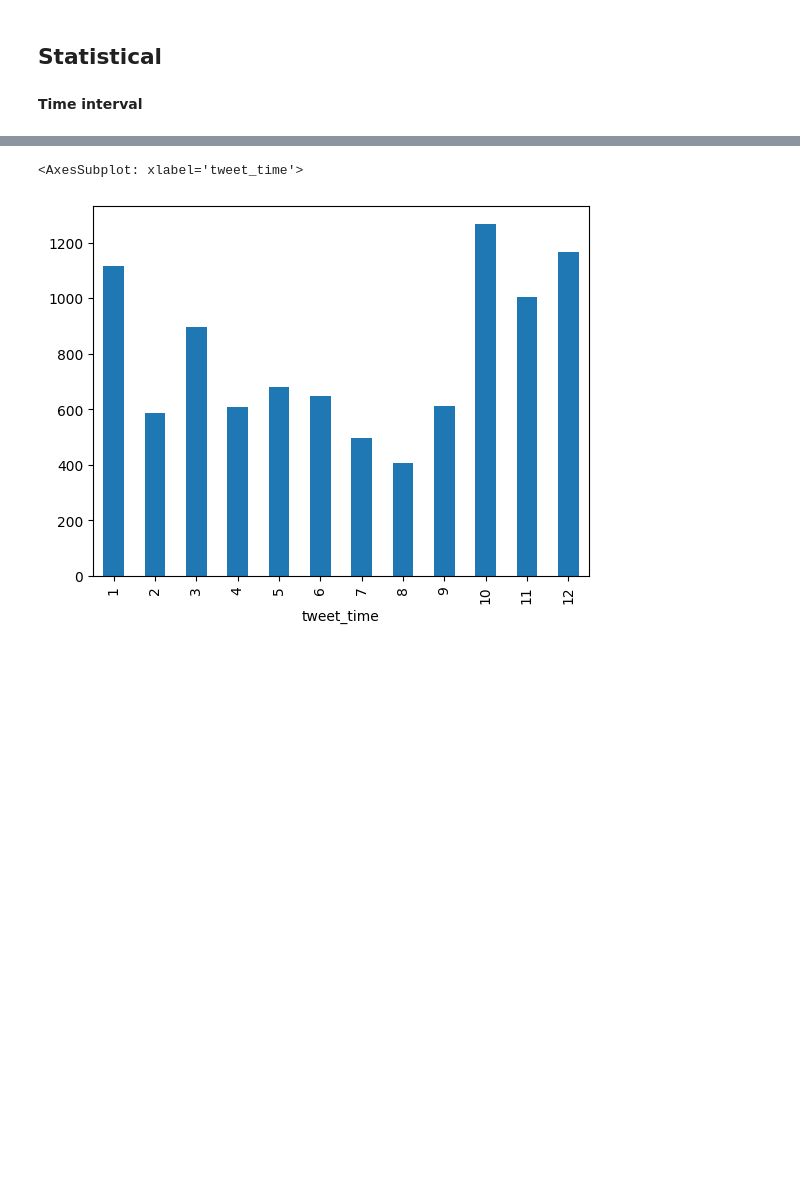
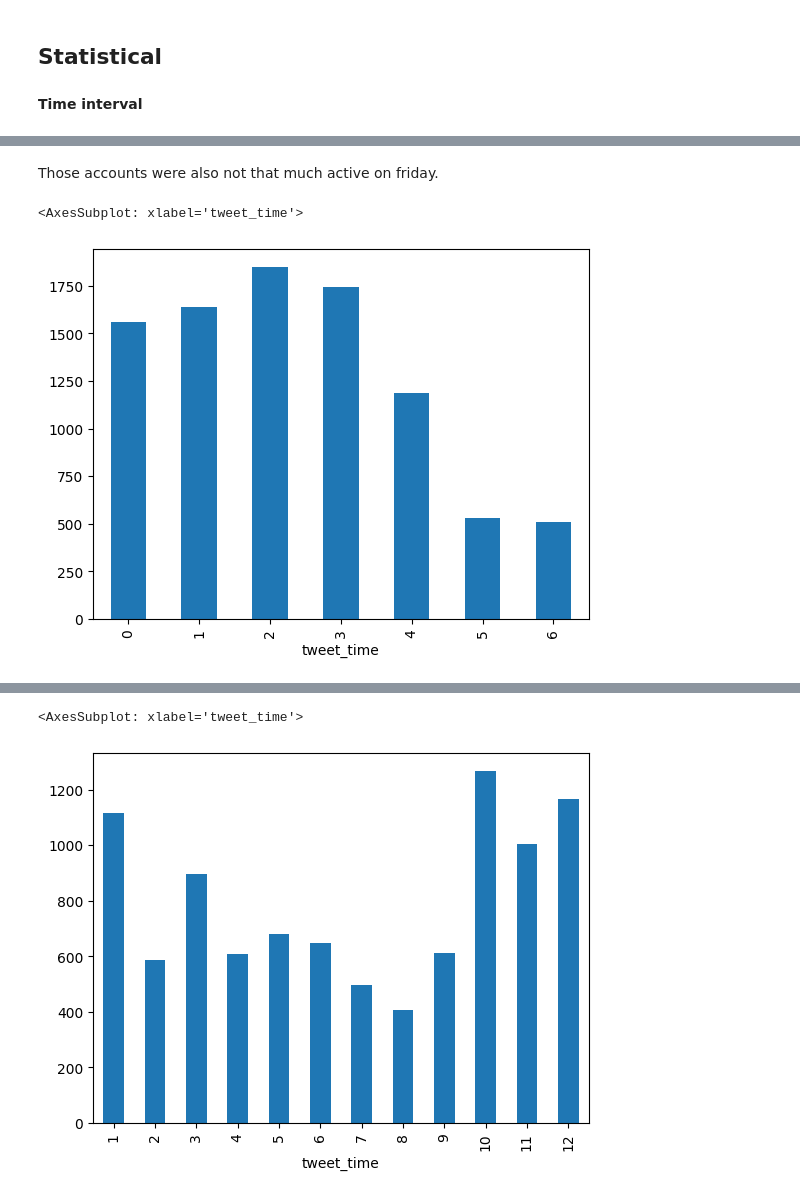
Before and after one commit to Rafouf69/CSN-research-project, a Jupyter notebook: src/first step catalonia.ipynb, the cells around one changed output, grey strips where cells are left out. Cells and saved outputs as stored; diff of their text form; code cells hidden in the pictures; blank space fills up the shorter version.

```diff
--- a/src/first step catalonia.ipynb
+++ b/src/first step catalonia.ipynb
@@ -81,0 +103,7 @@ tweets_df["tweet_time"] = tweets_df["tweet_time"].astype("datetime64")
+# %% [markdown]
+Those accounts were also not that much active on friday.
+# %%
+tweets_df[tweets_df["follower_count"] > 100].groupby(tweets_df["tweet_time"].dt.weekday)["tweetid"].count().plot(kind="bar")
+# %% [output]
+<AxesSubplot: xlabel='tweet_time'>
+[figure, added]
```
Also changed, not shown: parts of 27 cells of this notebook, 4 other files.
